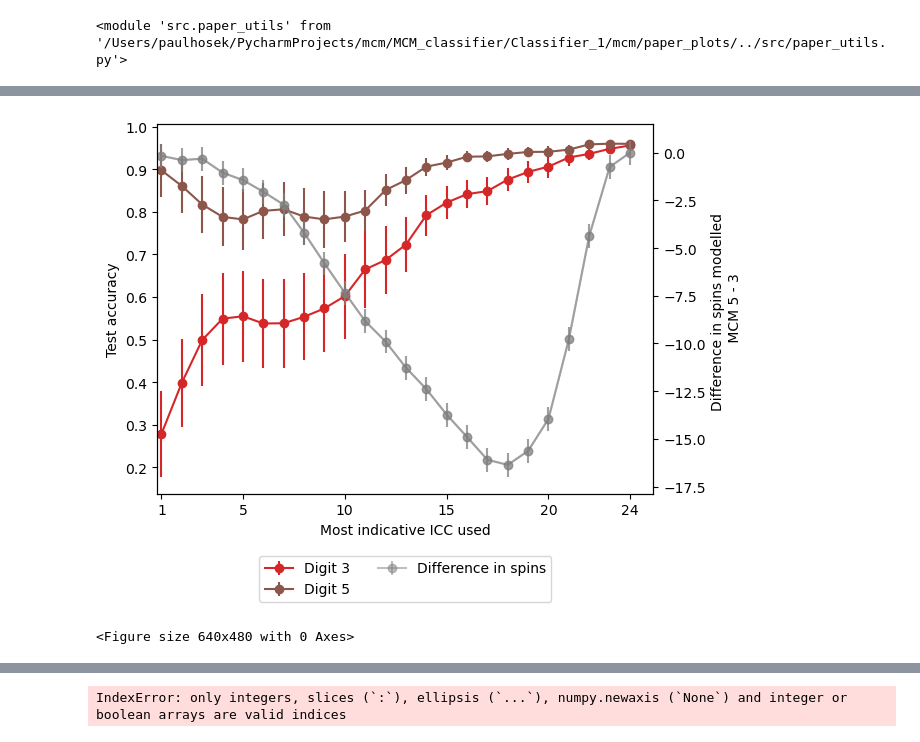
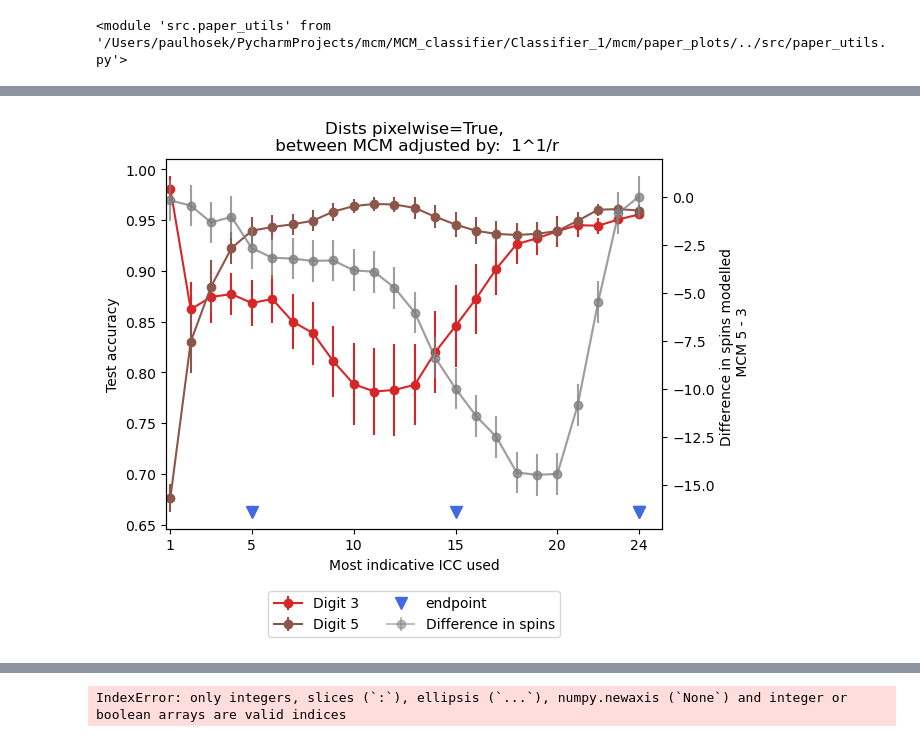
Before and after one commit to PaulHosek/MCM_classifier, a Jupyter notebook: Classifier_1/mcm/paper_plots/plots_testaccuracy_byk.ipynb, the cells around one changed output, grey strips where cells are left out. Cells and saved outputs as stored; diff of their text form; code cells hidden in the pictures.

```diff
--- a/Classifier_1/mcm/paper_plots/plots_testaccuracy_byk.ipynb
+++ b/Classifier_1/mcm/paper_plots/plots_testaccuracy_byk.ipynb
@@ -34,7 +95,0 @@ test_probs = atest_probs[:,0,0]
-# %%
-sample_idx = 0
-run_idx = 0
-mcms_range = [3,5]
-
-all_byk_pair, all_byk_modspin = utils.get_all_byk_pair(atest_probs, atest_mcms, mcms_range, sample_idx, run_idx,adjust_by_size=True)
-all_byk, nspin_diff, mods_long_short = utils.adjust_smaller_icc(all_byk_pair,all_byk_modspin)
@@ -67,0 +96,3 @@ def predicted_labels_byk_dig(all_byk, all_byk_modspin, mcms_range, dig):
+# %%
+def adjust_power1overR(all_byk_pair, all_byk_modspin):
+    return [all_byk_pair[i] ** 1/all_byk_modspin[i][:,None,None] for i in range(2)]
@@ -68,35 +102,39 @@ def predicted_labels_byk_dig(all_byk, all_byk_modspin, mcms_range, dig):
 # %%
-def nestedlist3_to_numpy2d(run_own_label_pred, idx, nrun):
-    a = [rolp[:,idx] for rolp in run_own_label_pred]
-    b = np.full([len(a),len(max(a,key = lambda x: len(x)))], fill_value=np.nan)
-    for i,j in enumerate(a):
-        b[i][0:len(j)] = j
-    return b
+sample_idx = 0
+run_idx = 0
+mcms_range = [3,5]
+sample_sizes = [5423]
+atest_mcms = np.load(f"./data_for_plots/atest_mcms_{sample_sizes[0]}.npy")
+atest_probs = np.load(f"./data_for_plots/atest_probs_{sample_sizes[0]}.npy")
 
-def nestedlist2_to_numpy2d(a):
-    b = np.zeros([len(a),len(max(a,key = lambda x: len(x)))])
-    for i,j in enumerate(a):
-        b[i][0:len(j)] = j
-    return b
+dist_map_adjust_pixelwise = True
+adjust_by_unmodelled = False
+adjust_by_pixelwise = True
 
-# run multiple times and append nan to make all the same time
-# why run 1 so weird and not working
+
 
 
 run_label_pred = []
 run_nspin_diff = []
-# rundices = [0,2,3,4]
+
 nrun = 50
+pmaps = []
 for i in range(nrun):
     try:
-        all_byk_pair, all_byk_modspin = utils.get_all_byk_pair(atest_probs, atest_mcms, mcms_range, sample_idx, i,adjust_by_size=True)
-        all_byk, nspin_diff, mods_long_short = utils.adjust_smaller_icc(all_byk_pair,all_byk_modspin)
+        # note that even if we adjust the Probs for the distances by 1/r, the raw probs are returned
+        all_byk_pair, all_byk_modspin, comms, dists  = utils.get_all_byk_pair(atest_probs, atest_mcms, mcms_range, sample_idx, i,adjust_by_size=dist_map_adjust_pixelwise, return_comms=True, return_dists=True)
+        if adjust_by_pixelwise:
+            all_byk_pair = adjust_power1overR(all_byk_pair, all_byk_modspin)
+        all_byk, nspin_diff, mods_long_short = utils.adjust_smaller_icc(all_byk_pair,all_byk_modspin, dont_adjust=adjust_by_unmodelled)
         label_pred = np.array([predicted_labels_byk_dig(all_byk,all_byk_modspin, mcms_range, dig)[:,mcms_range.index(dig)] for dig in mcms_range]).T/892
 
         run_label_pred.append(label_pred)
         run_nspin_diff.append(nspin_diff)
+        pmaps.append(make_3_pmaps(dists, comms, endpoints))
     except IndexError:
         continue
+
+
 
 run_label_pred = np.array([nestedlist3_to_numpy2d(run_label_pred, idx, nrun) for idx in range(2)])
 
@@ -120,34 +158,41 @@ for i in range(2):
 
 ax1.set_ylabel("Test accuracy")
 ax1.set_xlabel("Most indicative ICC used")
 ax1.legend(title="Show digit")
 # run_nspin_diff
 
 ax2 = ax1.twinx()
 run_nspin = nestedlist2_to_numpy2d(run_nspin_diff)
 sem_nspin = stats.sem(run_nspin, axis=0, nan_policy='omit')  # Calculate the standard error of the mean
 
 confidence_interval_sem = 1.96 * sem_nspin
 ax2.errorbar(np.arange(1, run_nspin.shape[1]+1), np.nanmean(run_nspin, axis=0), yerr=confidence_interval_sem[i], fmt='-o', color="grey", alpha=.5, label="Difference in spins")
 ax2.errorbar(np.arange(1, run_nspin.shape[1]+1), np.nanmean(run_nspin, axis=0), yerr=confidence_interval_sem[i], fmt='-o', color="grey", alpha=.5)
 
 # ax2.plot(nspin_diff, color="grey", alpha=.5, label="Difference in spins")
 # ax2.axvline(np.min([len(arr) for arr in all_byk_modspin]), color="grey", alpha=.5, linestyle="--", label=f"End of shorter MCM {mcms_range[mods_long_short[1]]}")
 ax2.set_ylabel(f"Difference in spins modelled \n MCM {mcms_range[mods_long_short[0]]} - {mcms_range[mods_long_short[1]]}")
 
+# Plotting the endpoint triangles
+# Assuming 'endpoint' is a list of x positions and 'means' is a 2D array
+endpoints = (5,15,run_nspin.shape[1])
 
+y_min, y_max = ax2.get_ylim()  # Get the current limits of the y-axis
+for x in endpoints:
+    ax2.plot(x, y_min, 'v', color='royalblue', markersize=8)
+ax2.plot(x, y_min, 'v', color='royalblue', markersize=8,label="endpoint")
 
 lines, labels = ax1.get_legend_handles_labels()
 lines2, labels2 = ax2.get_legend_handles_labels()
 ax1.legend(lines + lines2, labels + labels2, loc="upper center",ncol=2, bbox_to_anchor=(0.5, -0.15))
 ax1.set_xticks([1]+list(np.arange(0, maxlen,5)[1:])+[maxlen])
 ax1.set_xlim(left=.8)
 
-plt.show()
 
 
 
-plt.savefig(f"./img/testacc_icc_{mcms_range[0]}{mcms_range[1]}_nrun{nrun}", bbox_inches="tight", dpi=300)
+plt.title(f"""Dists pixelwise={dist_map_adjust_pixelwise},\n between MCM adjusted by: {"1/2 unmoddled spins, " if adjust_by_unmodelled else ""} {"1^1/r" if adjust_by_pixelwise else ""}""")
+# plt.savefig(f"./img/testacc_icc_{mcms_range[0]}{mcms_range[1]}_nrun{nrun}", bbox_inches="tight", dpi=300)
+plt.show()
 # %% [output]
-[figure, old version]
+[figure, new version]
-<Figure size 640x480 with 0 Axes>
```
Also changed, not shown: parts of 8 cells of this notebook, 3 other files.
